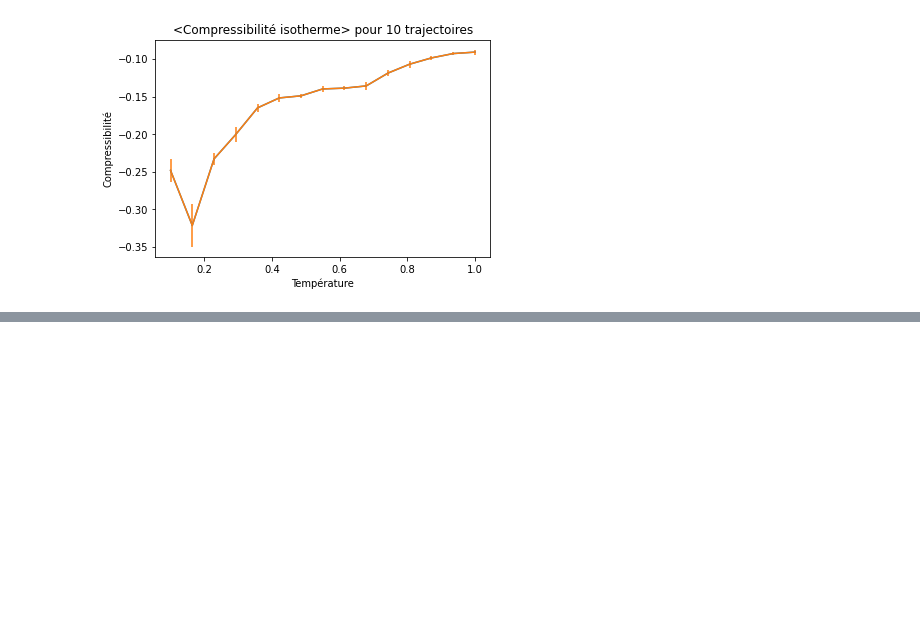
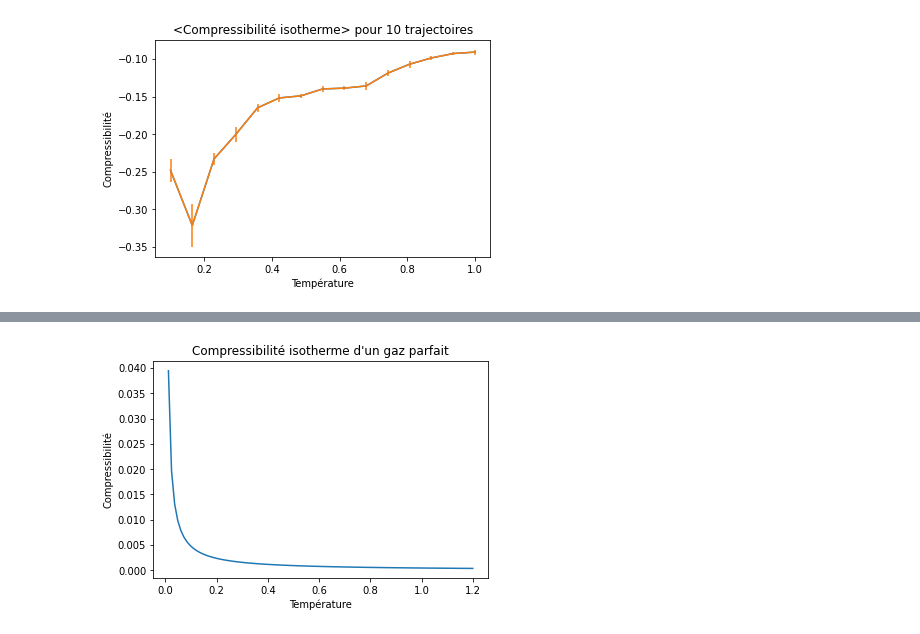
Before and after one commit to tristanlorriaux/computational_physics, a Jupyter notebook: main_compressibilite.ipynb, the cells around one changed output, grey strips where cells are left out. Drawn from its saved outputs; the diff is of its cells as text; code cells hidden in the pictures; blank space fills up the shorter version.

```diff
--- a/main_compressibilite.ipynb
+++ b/main_compressibilite.ipynb
@@ -423,0 +461,9 @@ On peut alors comparer avec le diagramme de compressibilité de l'eau par exempl
+# %%
+x=np.linspace(0,1.2,100)
+plt.plot(x,(Vmol*R/x))  # on utilise la fonction sinus de Numpy
+plt.title("Compressibilité isotherme d'un gaz parfait")
+plt.ylabel('Compressibilité')
+plt.xlabel('Température')
+plt.show()
+# %% [output]
+[figure, added]
```
Also changed, not shown: parts of 7 cells of this notebook.
